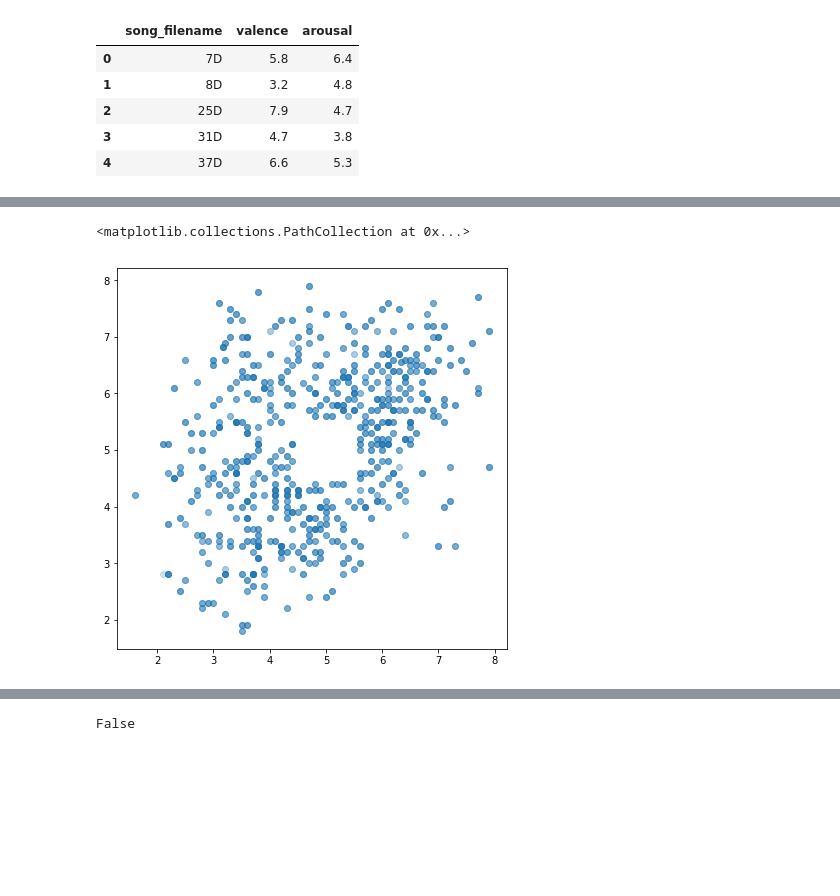
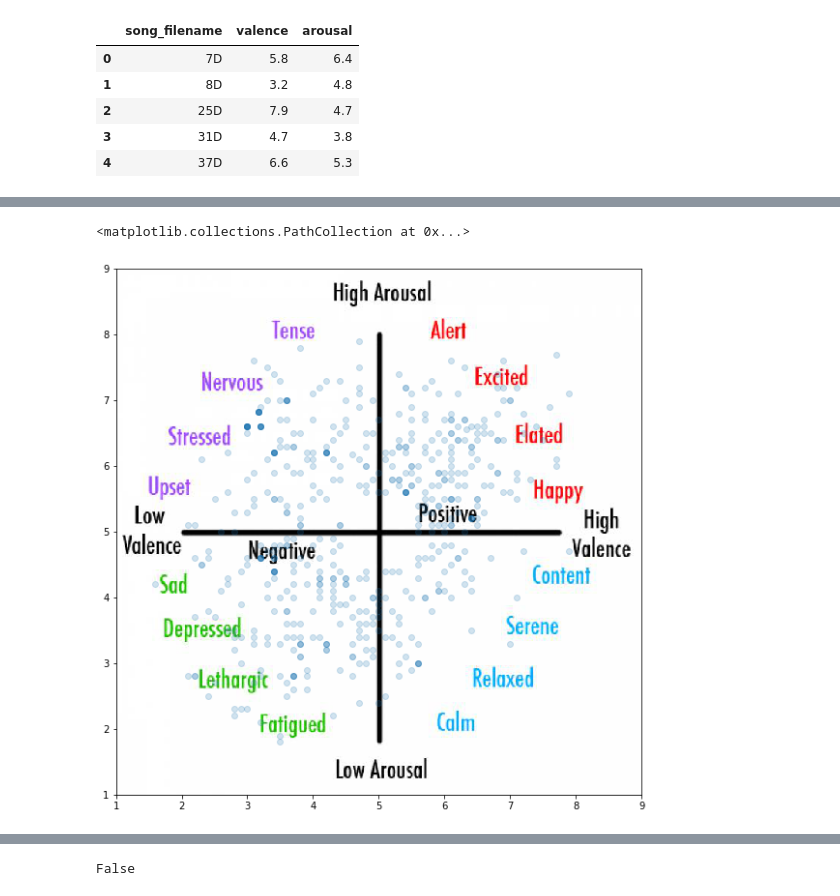
Before and after one commit to MusicMapProject/MusicMap, a Jupyter notebook: experiments/mel_spectro/create_dataset.ipynb, the cells around one changed output, grey strips where cells are left out. Cells and saved outputs as stored; diff of their text form; code cells hidden in the pictures; blank space fills up the shorter version.

```diff
--- a/experiments/mel_spectro/create_dataset.ipynb
+++ b/experiments/mel_spectro/create_dataset.ipynb
@@ -11,7 +11,9 @@ from multiprocessing import Pool
 import operator
 from collections import Counter
 # %%
-sys.path.insert(0, os.getenv("HOME") + "/workdir/MusicMap/")
+PROJECT_DIR = os.getenv("HOME") + "/workdir/MusicMap/"
+
+sys.path.insert(0, PROJECT_DIR)
 
 from utils.mp3_to_wav import convert_one_audio
 from utils.wav_file_wrapper import *
@@ -114,4 +116,6 @@ df.head()
 | 2 | 25D | 7.9 | 4.7 |
 | 3 | 31D | 4.7 | 3.8 |
 | 4 | 37D | 6.6 | 5.3 |
+# %%
+background = plt.imread(os.path.join(PROJECT_DIR, "utils/va_scale.jpg"))
 # %%
@@ -149,9 +154,10 @@ if not os.path.exists(SPECTRO_CSV):
 df_train.to_csv(os.path.join(SPECTRO_CSV, "train.csv"), index=False)
 df_valid.to_csv(os.path.join(SPECTRO_CSV, "valid.csv"), index=False)
 # %%
-plt.figure(figsize=(7,7))
+plt.figure(figsize=(10, 10))
+plt.imshow(background, extent=[1, 9, 1, 9])
 plt.scatter(df_train["valence"], df_train["arousal"], alpha=0.2)
 # %% [output]
 <matplotlib.collections.PathCollection at 0x...>
-[figure, old version]
+[figure, new version]
 # %%
```
Also changed, not shown: parts of 3 cells of this notebook.
